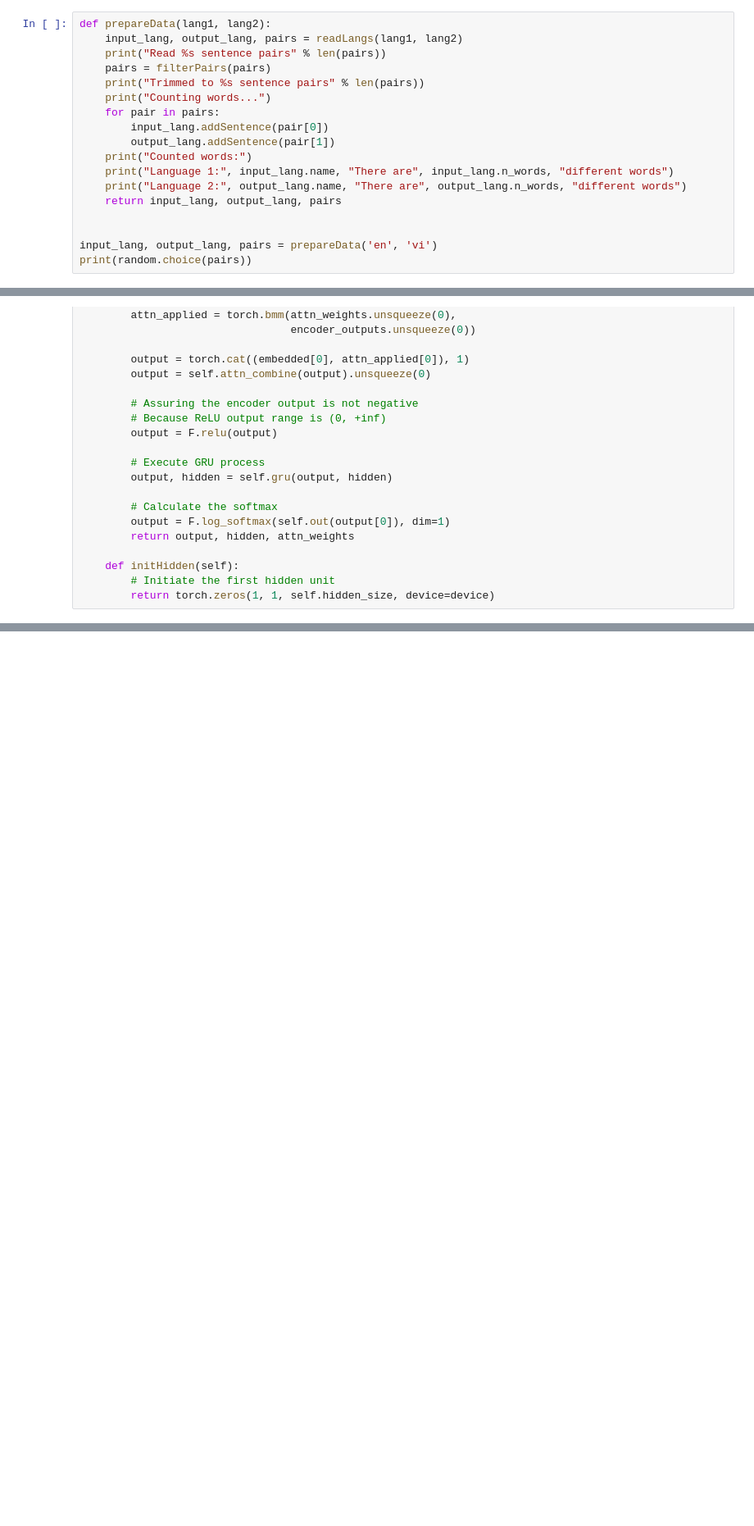
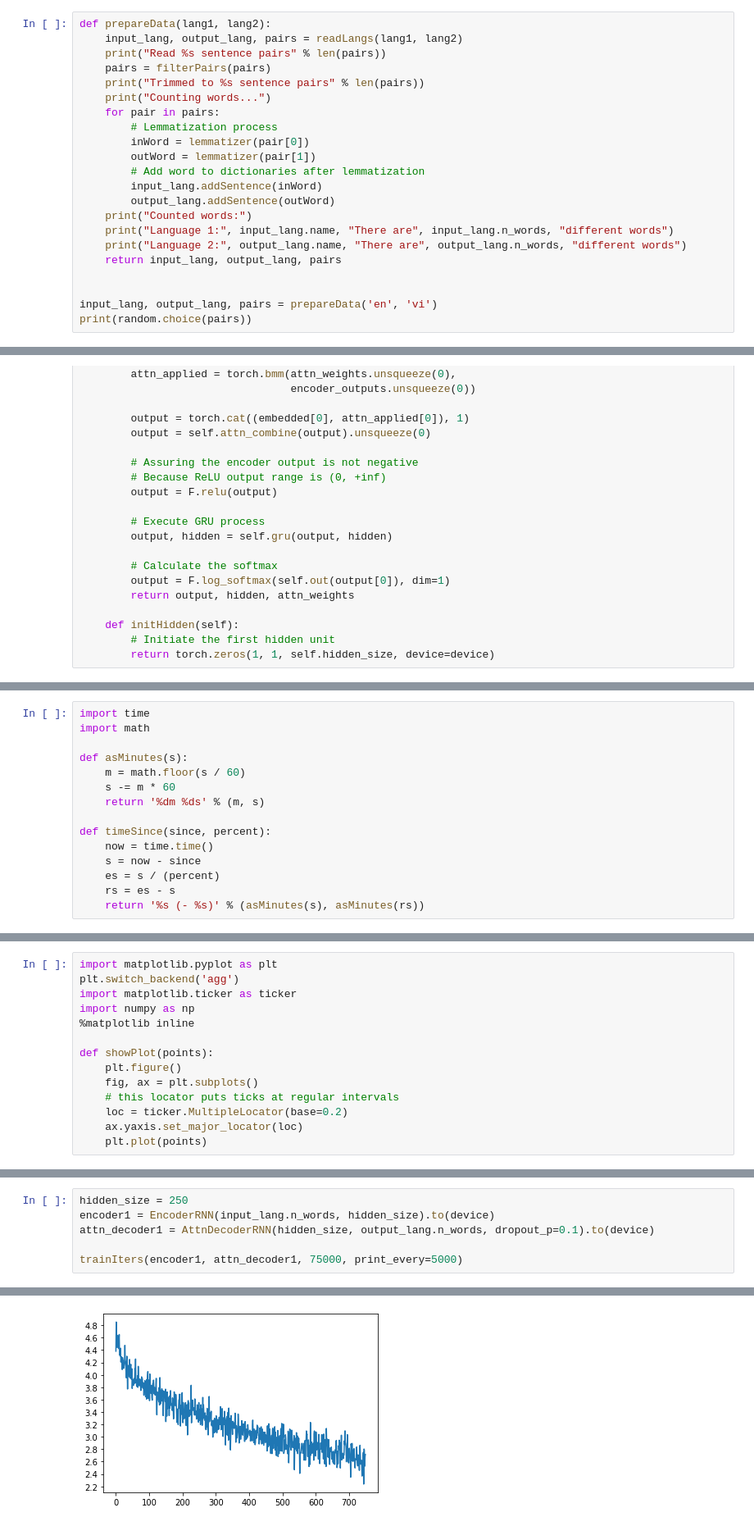
Before and after one commit to nguyenduyhanlam/PTXS-GTNN, a Jupyter notebook: Encoder_Decoder.ipynb, the cells around one changed output, grey strips where cells are left out. Shown at 82% size. Drawn from its saved outputs; the diff is of its cells as text; blank space fills up the shorter version.

Commit message:
Update encoder colab

```diff
--- a/Encoder_Decoder.ipynb
+++ b/Encoder_Decoder.ipynb
@@ -174,8 +308,12 @@ def prepareData(lang1, lang2):
     print("Trimmed to %s sentence pairs" % len(pairs))
     print("Counting words...")
     for pair in pairs:
-        input_lang.addSentence(pair[0])
-        output_lang.addSentence(pair[1])
+        # Lemmatization process
+        inWord = lemmatizer(pair[0])
+        outWord = lemmatizer(pair[1])
+        # Add word to dictionaries after lemmatization
+        input_lang.addSentence(inWord)
+        output_lang.addSentence(outWord)
     print("Counted words:")
     print("Language 1:", input_lang.name, "There are", input_lang.n_words, "different words")
     print("Language 2:", output_lang.name, "There are", output_lang.n_words, "different words")
@@ -479,0 +709,15 @@ def tensorsFromPair(pair):
+# %%
+import time
+import math
+
+def asMinutes(s):
+    m = math.floor(s / 60)
+    s -= m * 60
+    return '%dm %ds' % (m, s)
+
+def timeSince(since, percent):
+    now = time.time()
+    s = now - since
+    es = s / (percent)
+    rs = es - s
+    return '%s (- %s)' % (asMinutes(s), asMinutes(rs))
@@ -479,0 +726,14 @@ def tensorsFromPair(pair):
+# %%
+import matplotlib.pyplot as plt
+plt.switch_backend('agg')
+import matplotlib.ticker as ticker
+import numpy as np
+%matplotlib inline
+
+def showPlot(points):
+    plt.figure()
+    fig, ax = plt.subplots()
+    # this locator puts ticks at regular intervals
+    loc = ticker.MultipleLocator(base=0.2)
+    ax.yaxis.set_major_locator(loc)
+    plt.plot(points)
@@ -479,0 +868,7 @@ def tensorsFromPair(pair):
+# %%
+hidden_size = 250
+encoder1 = EncoderRNN(input_lang.n_words, hidden_size).to(device)
+attn_decoder1 = AttnDecoderRNN(hidden_size, output_lang.n_words, dropout_p=0.1).to(device)
+
+trainIters(encoder1, attn_decoder1, 75000, print_every=5000)
+# %% [output]
@@ -479,0 +891 @@ def tensorsFromPair(pair):
+[figure, added]
```
Also changed, not shown: parts of 32 cells of this notebook.
